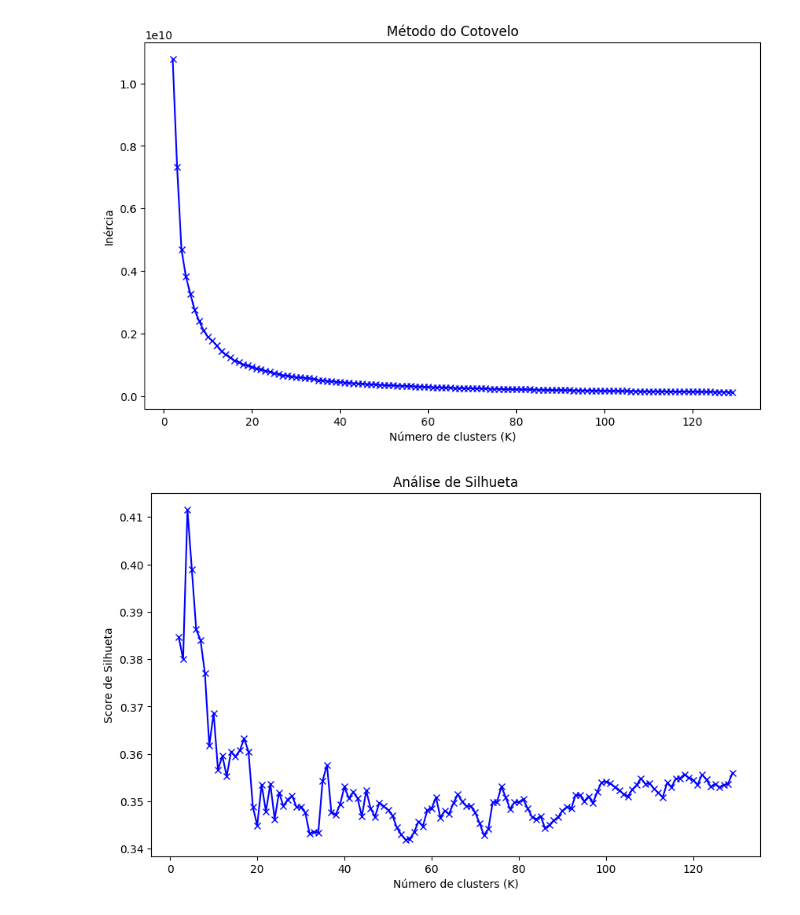
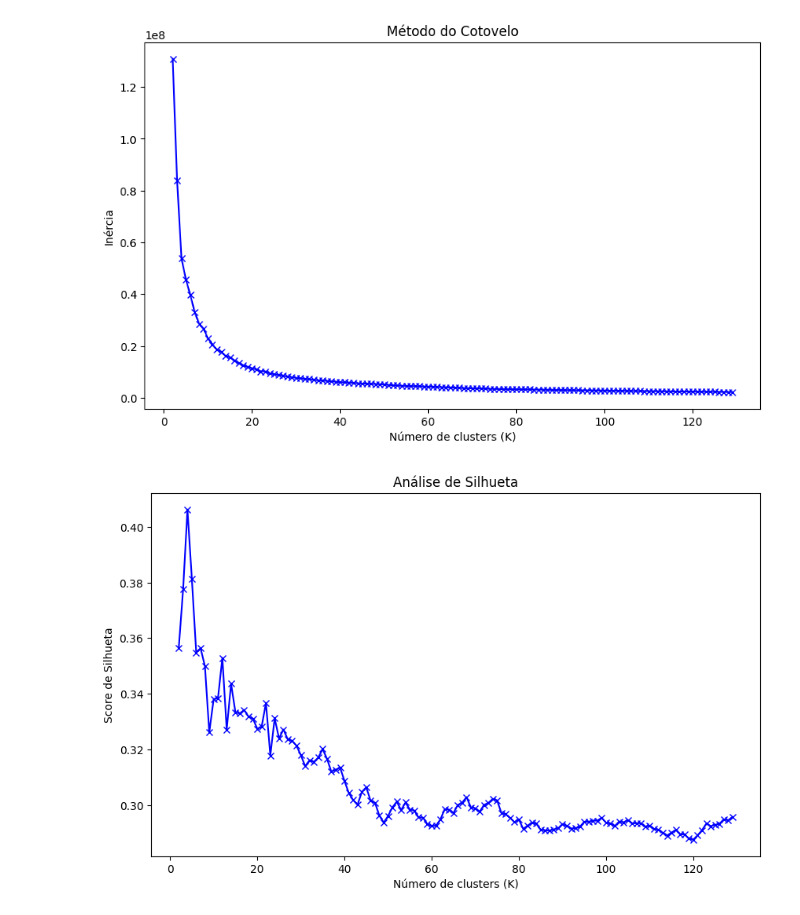
Before and after one commit to JMRwork/PB_IA_Machine_Learn, a Jupyter notebook: TP4/TP4.ipynb, the cells around one changed output. Saved outputs shown, nothing was run; the diff lists cells and outputs as text; code cells hidden in the pictures.

```diff
--- a/TP4/TP4.ipynb
+++ b/TP4/TP4.ipynb
@@ -2,17 +2,16 @@
 import pandas as pd
 import numpy as np
 import matplotlib.pyplot as plt
-import seaborn as sns
 from sklearn.preprocessing import StandardScaler, LabelEncoder
 from sklearn.compose import ColumnTransformer
 from sklearn.cluster import KMeans
 from sklearn.svm import SVC
 from sklearn.ensemble import RandomForestClassifier
 from sklearn.model_selection import train_test_split
-from sklearn.metrics import classification_report, roc_auc_score, silhouette_score
+from sklearn.metrics import precision_score, recall_score, f1_score, roc_auc_score, silhouette_score
 
 # Carregar Dataset Spotify
-df = pd.read_csv("dataset.csv", index_col=0).sample(frac=0.05, random_state=7)  # Amostragem de 5% dos dados para performance
+df = pd.read_csv("dataset.csv", index_col=0).sample(frac=0.01, random_state=7)  # Amostragem de 5% dos dados para performance
 
 # Drop Colunas irrelevantes
 col_irrelevantes = ['track_id', 'track_name']
@@ -27,52 +26,71 @@ col_numericas = ['danceability', 'energy', 'key', 'loudness', 'mode', 'speechine
 col_categoricas = ['track_genre', 'artists', 'album_name']
 
 # Pré-Processamento
-y = pd.DataFrame(columns=['target'])
-for column in col_categoricas:
-    encoder = LabelEncoder()
-    df[column] = encoder.fit_transform(df[column])
-    if column == 'track_genre':
-        y['target'] = df[column] # Separando um target para Modelos de Classificação
-
 kmeans_pre_processamento = ColumnTransformer(
     transformers=[
         ('scaler', StandardScaler(), col_numericas)
-    ]
-    , remainder='passthrough'
+    ],
+    remainder='drop'
 )
-X_scaled = kmeans_pre_processamento.fit_transform(df.drop(columns=['track_genre']))
-X_scaled = pd.DataFrame(X_scaled, index=df.index, columns=df.columns)
+
+X_scaled = kmeans_pre_processamento.fit_transform(df)
+X_scaled = pd.DataFrame(X_scaled, columns=col_numericas)
+
+for column in col_categoricas:
+    encoder = LabelEncoder()
+    X_scaled[column] = encoder.fit_transform(df[column])
+    if column == 'track_genre':
+        y = X_scaled[column] # Separando um target para Modelos de Classificação
 
 # Data test split
-X_train, X_test, y_train, y_test = train_test_split(df.drop(), y['target'], test_size=0.20, random_state=7, shuffle=True, stratify=y)
+X_train, X_test, y_train, y_test = train_test_split(X_scaled, y, test_size=0.20, random_state=7, shuffle=True, stratify=y)
 
 # Aplicando KMeans para encontrar clusters encontrar o K ideal
 k_range = [n for n in range(2, 130)]
 inertias = []
 silhouette_scores = []
 for k in k_range:
     kmeans = KMeans(n_clusters=k, random_state=7)
     preds = kmeans.fit_predict(X_scaled, y)
     inertias.append(kmeans.inertia_)
     score = silhouette_score(X_scaled, preds)
     silhouette_scores.append(score)
 
 # Análise do Cotovelo
 plt.figure(figsize=(10, 6))
 plt.plot(k_range, inertias, 'bx-')
 plt.xlabel('Número de clusters (K)')
 plt.ylabel('Inércia')
 plt.title('Método do Cotovelo')
 plt.show()
 
 # Análise de silhueta
 plt.figure(figsize=(10, 6))
 plt.plot(k_range, silhouette_scores, 'bx-')
 plt.xlabel('Número de clusters (K)')
 plt.ylabel('Score de Silhueta')
 plt.title('Análise de Silhueta')
 plt.show()
+
+# K ideal para KMeans fica no Elbow e com maior Silhouette Score
+melhor_k = 12
+kmeans = KMeans(n_clusters=melhor_k, random_state=7)
+kmeans.fit(X_scaled)
+
+# Adicionar distância ao centróide como nova feature
+def get_cluster_distances(X, kmeans_model):
+    distances = pd.DataFrame(np.min(kmeans_model.transform(X), axis=1), columns=['cluster_distance'], index=X.index)
+    return distances
+
+X_train_dist = get_cluster_distances(X_train, kmeans)
+X_test_dist = get_cluster_distances(X_test, kmeans)
+
+# Concatenar com features originais
+X_train = X_train.drop(columns=['track_genre'])
+X_test = X_test.drop(columns=['track_genre'])
+X_train_with_dist = pd.concat([X_train, X_train_dist], axis=1)
+X_test_with_dist = pd.concat([X_test, X_test_dist], axis=1)
 # %% [output]
-[figure, old version]
+[figure, new version]
-[figure, old version]
+[figure, new version]
 # %%
```
Also changed, not shown: parts of 1 cell of this notebook.
